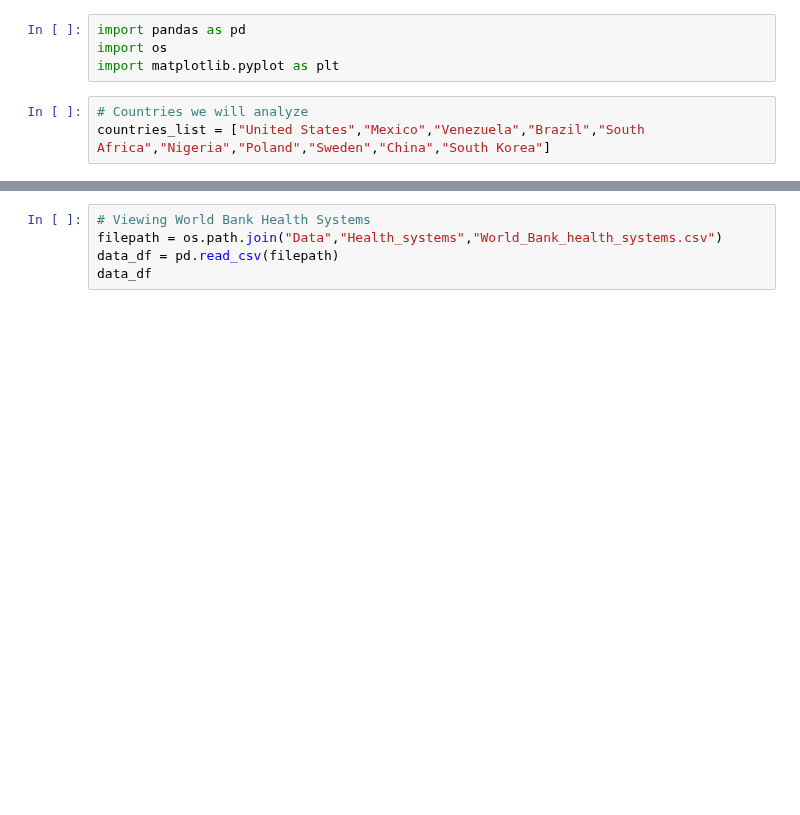
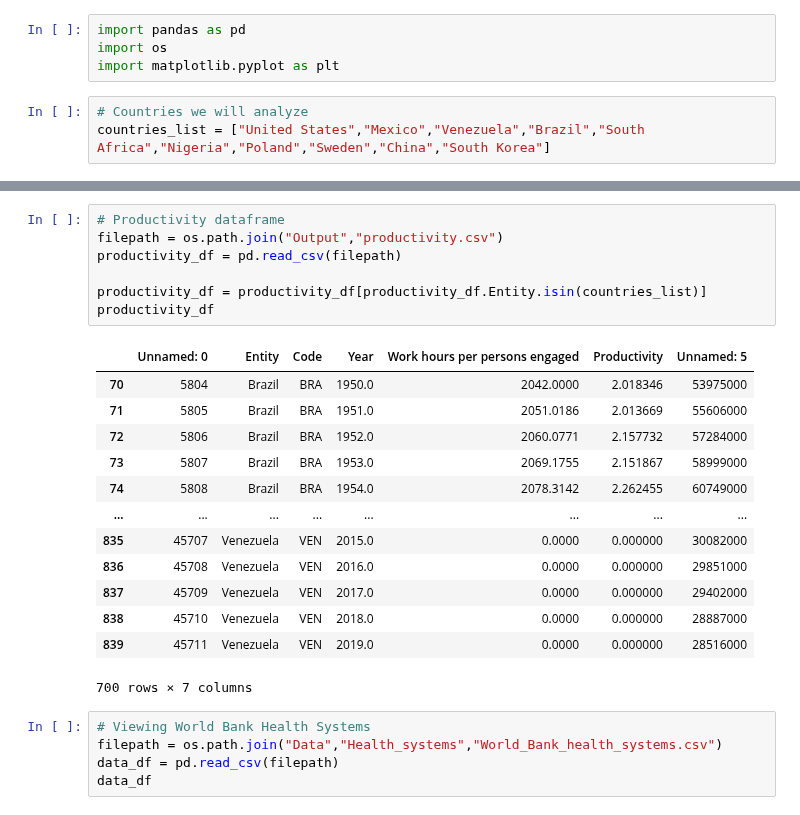
Before and after one commit to JeremyBrent/RUDS_project_1, a Jupyter notebook: Data_analysis.ipynb, the cells around one changed output, grey strips where cells are left out. Saved outputs shown, nothing was run; the diff lists cells and outputs as text; blank space fills up the shorter version.

```diff
--- a/Data_analysis.ipynb
+++ b/Data_analysis.ipynb
@@ -11,3 +8,24 @@ FileNotFoundError: [Errno 2] File Data/annual_working_hours.csv does not exist:
+# %%
+# Productivity dataframe
+filepath = os.path.join("Output","productivity.csv")
+productivity_df = pd.read_csv(filepath)
+
+productivity_df = productivity_df[productivity_df.Entity.isin(countries_list)]
+productivity_df
+# %% [output]
+|  | Unnamed: 0 | Entity | Code | Year | Work hours per persons engaged | Productivity | Unnamed: 5 |
+| 70 | 5804 | Brazil | BRA | 1950.0 | 2042.0000 | 2.018346 | 53975000 |
+| 71 | 5805 | Brazil | BRA | 1951.0 | 2051.0186 | 2.013669 | 55606000 |
+| 72 | 5806 | Brazil | BRA | 1952.0 | 2060.0771 | 2.157732 | 57284000 |
+| 73 | 5807 | Brazil | BRA | 1953.0 | 2069.1755 | 2.151867 | 58999000 |
+| 74 | 5808 | Brazil | BRA | 1954.0 | 2078.3142 | 2.262455 | 60749000 |
+| ... | ... | ... | ... | ... | ... | ... | ... |
+| 835 | 45707 | Venezuela | VEN | 2015.0 | 0.0000 | 0.000000 | 30082000 |
+| 836 | 45708 | Venezuela | VEN | 2016.0 | 0.0000 | 0.000000 | 29851000 |
+| 837 | 45709 | Venezuela | VEN | 2017.0 | 0.0000 | 0.000000 | 29402000 |
+| 838 | 45710 | Venezuela | VEN | 2018.0 | 0.0000 | 0.000000 | 28887000 |
+| 839 | 45711 | Venezuela | VEN | 2019.0 | 0.0000 | 0.000000 | 28516000 |
+700 rows × 7 columns
 # %%
 # Viewing World Bank Health Systems
 filepath = os.path.join("Data","Health_systems","World_Bank_health_systems.csv")
```
Also changed, not shown: parts of 2 cells of this notebook, 2 other files.
